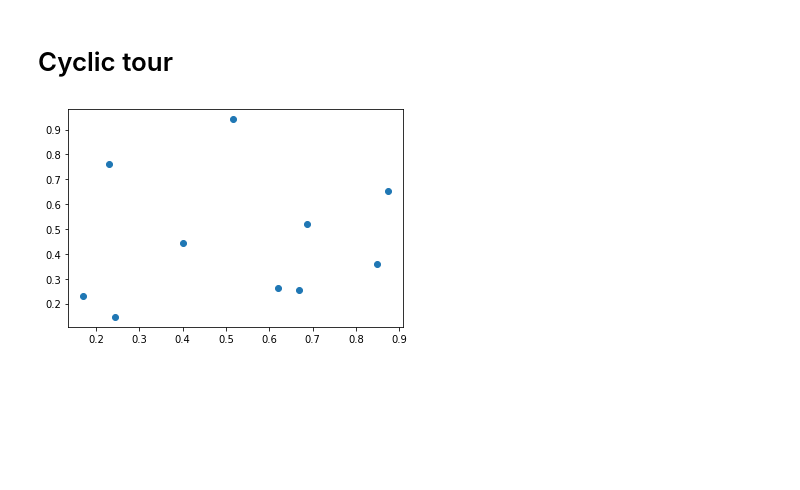
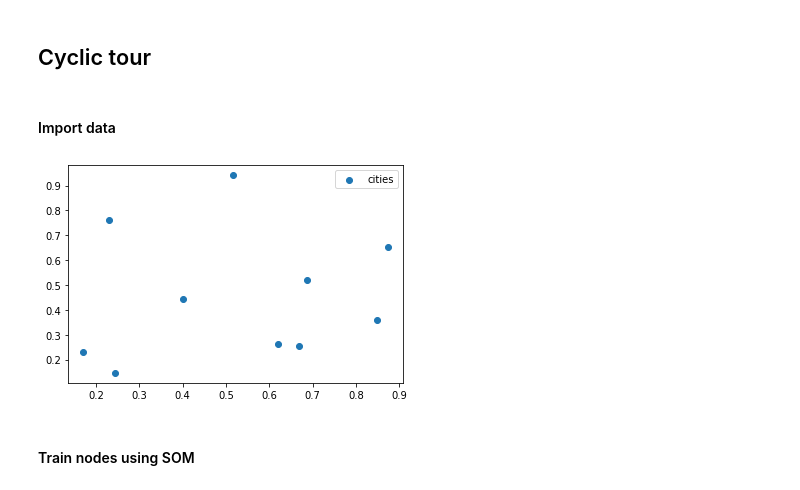
Before and after one commit to Neroro64/DD2400-Labs, a Jupyter notebook: jakob/DD2437_lab2_4.ipynb, the cells around one changed output. Cells and saved outputs as stored; diff of their text form; code cells hidden in the pictures; blank space fills up the shorter version.

```diff
--- a/jakob/DD2437_lab2_4.ipynb
+++ b/jakob/DD2437_lab2_4.ipynb
@@ -59,13 +66,18 @@ for i in range(N): print(grouped[i])
 # %% [markdown]
-# Cyclic tour
+## Cyclic tour
+# %% [markdown]
+#### Import data
 # %%
 import io
 s = io.BytesIO(open('data/cities.dat', 'rb').read().replace(b';',b''))
 city = np.genfromtxt(s, dtype='float', delimiter=',', comments='%')
-plt.scatter(city[:,0], city[:,1])
+plt.scatter(city[:,0], city[:,1], label='cities')
+plt.legend()
 plt.show()
 # %% [output]
-[figure, old version]
+[figure, new version]
+# %% [markdown]
+#### Train nodes using SOM
 # %%
 N,M = city.shape
 num_nodes = N
```
Also changed, not shown: parts of 22 cells of this notebook.
